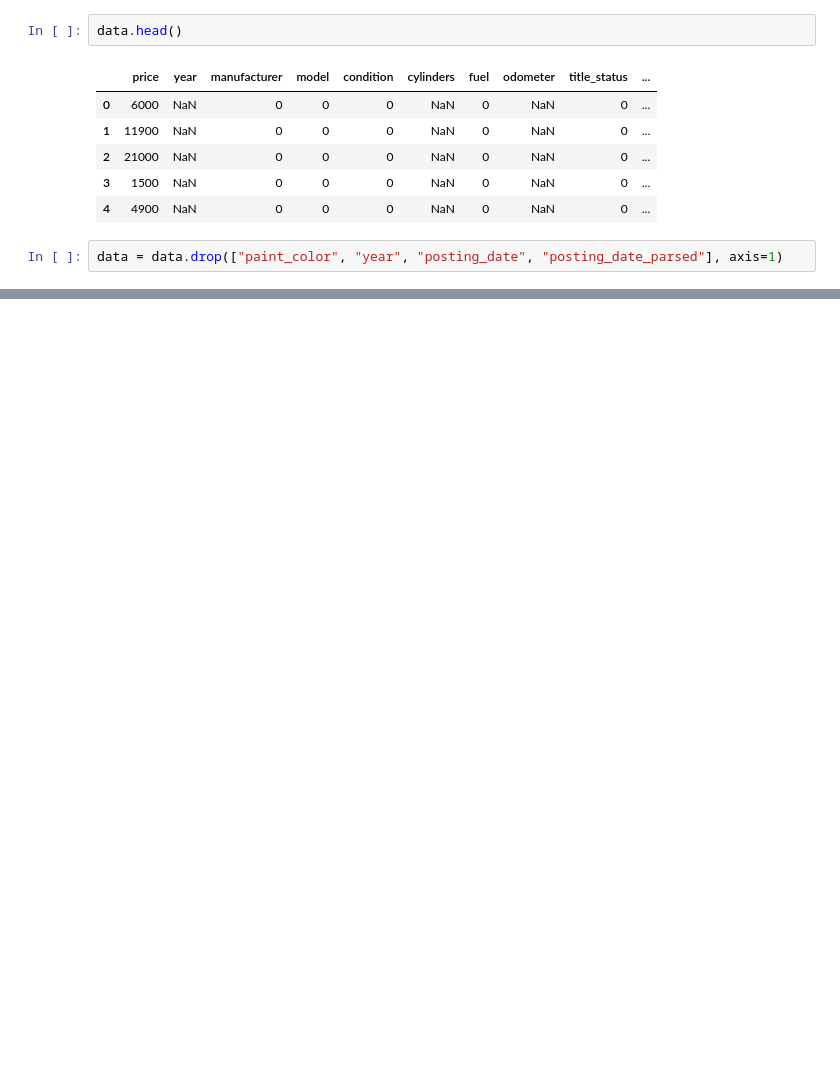
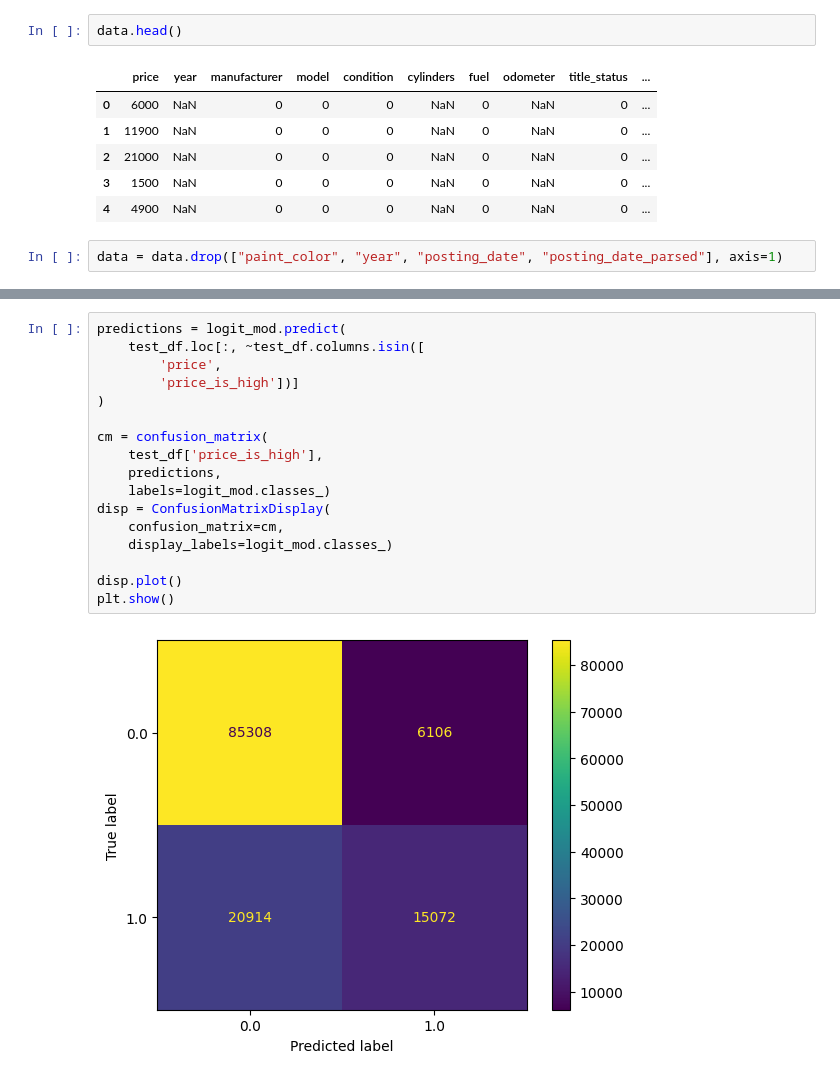
Before and after one commit to tsal4/data2000_labs, a Jupyter notebook: labs/040_linear-models-lab.ipynb, the cells around one changed output, grey strips where cells are left out. Saved outputs shown, nothing was run; the diff lists cells and outputs as text; blank space fills up the shorter version.

```diff
--- a/labs/040_linear-models-lab.ipynb
+++ b/labs/040_linear-models-lab.ipynb
@@ -535,0 +644,19 @@ data.describe()
+# %%
+predictions = logit_mod.predict(
+    test_df.loc[:, ~test_df.columns.isin([
+        'price',
+        'price_is_high'])]
+)
+
+cm = confusion_matrix(
+    test_df['price_is_high'],
+    predictions,
+    labels=logit_mod.classes_)
+disp = ConfusionMatrixDisplay(
+    confusion_matrix=cm,
+    display_labels=logit_mod.classes_)
+
+disp.plot()
+plt.show()
+# %% [output]
+[figure, added]
```
Also changed, not shown: parts of 14 cells of this notebook.
